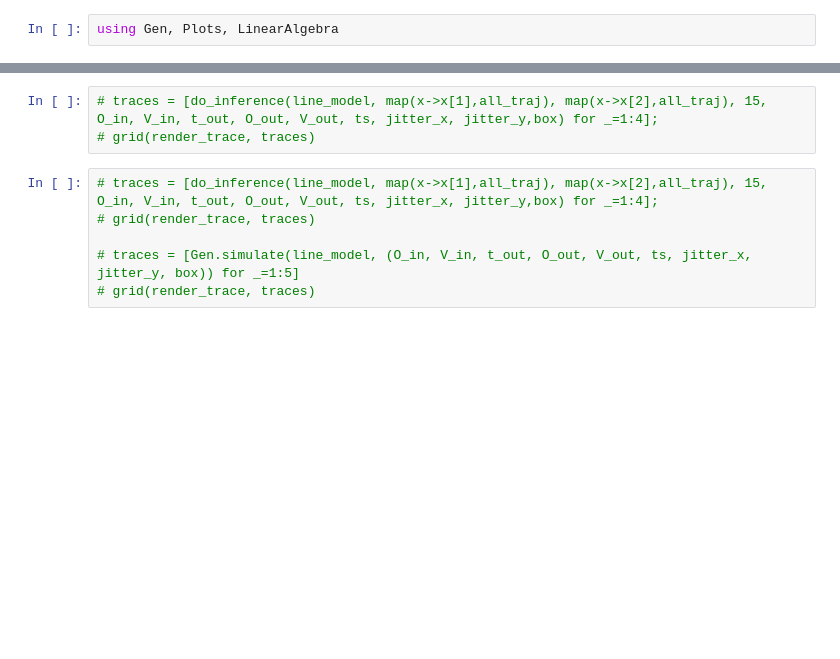
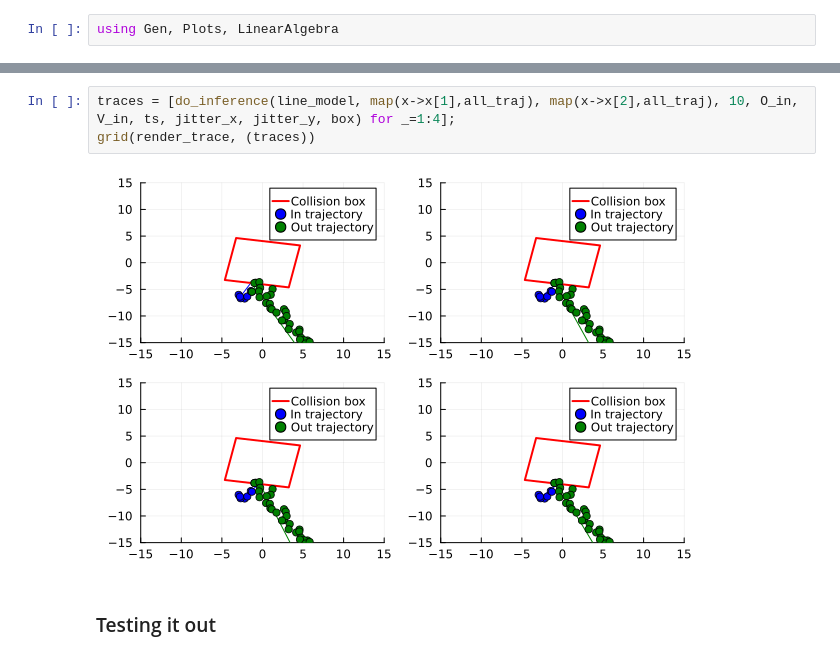
Before and after one commit to lianexu/9.66-Final-Project, a Jupyter notebook: MyProject/src/PhysicsSim3.ipynb, the cells around one changed output, grey strips where cells are left out. Cells and saved outputs as stored; diff of their text form; blank space fills up the shorter version.

```diff
--- a/MyProject/src/PhysicsSim3.ipynb
+++ b/MyProject/src/PhysicsSim3.ipynb
@@ -326,9 +357,7 @@ render_trace(infTrace)
-# %%
-# traces = [do_inference(line_model, map(x->x[1],all_traj), map(x->x[2],all_traj), 15, O_in, V_in, t_out, O_out, V_out, ts, jitter_x, jitter_y,box) for _=1:4];
-# grid(render_trace, traces)
-# %%
-# traces = [do_inference(line_model, map(x->x[1],all_traj), map(x->x[2],all_traj), 15, O_in, V_in, t_out, O_out, V_out, ts, jitter_x, jitter_y,box) for _=1:4];
-# grid(render_trace, traces)
-
-# traces = [Gen.simulate(line_model, (O_in, V_in, t_out, O_out, V_out, ts, jitter_x, jitter_y, box)) for _=1:5]
-# grid(render_trace, traces)
+# %%
+traces = [do_inference(line_model, map(x->x[1],all_traj), map(x->x[2],all_traj), 10, O_in, V_in, ts, jitter_x, jitter_y, box) for _=1:4];
+grid(render_trace, (traces))
+# %% [output]
+[figure, added]
+# %% [markdown]
+### Testing it out
```
Also changed, not shown: parts of 22 cells of this notebook.
